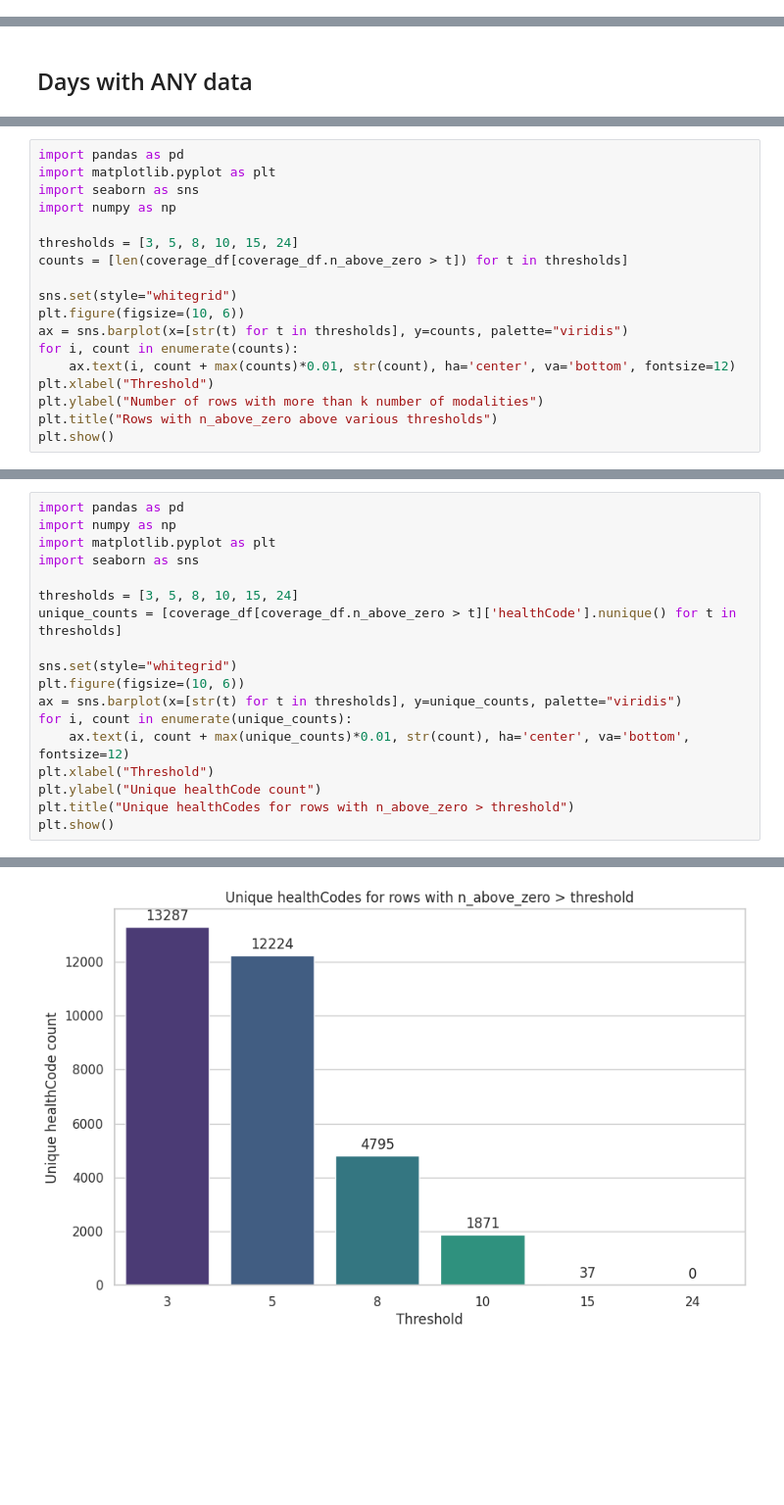
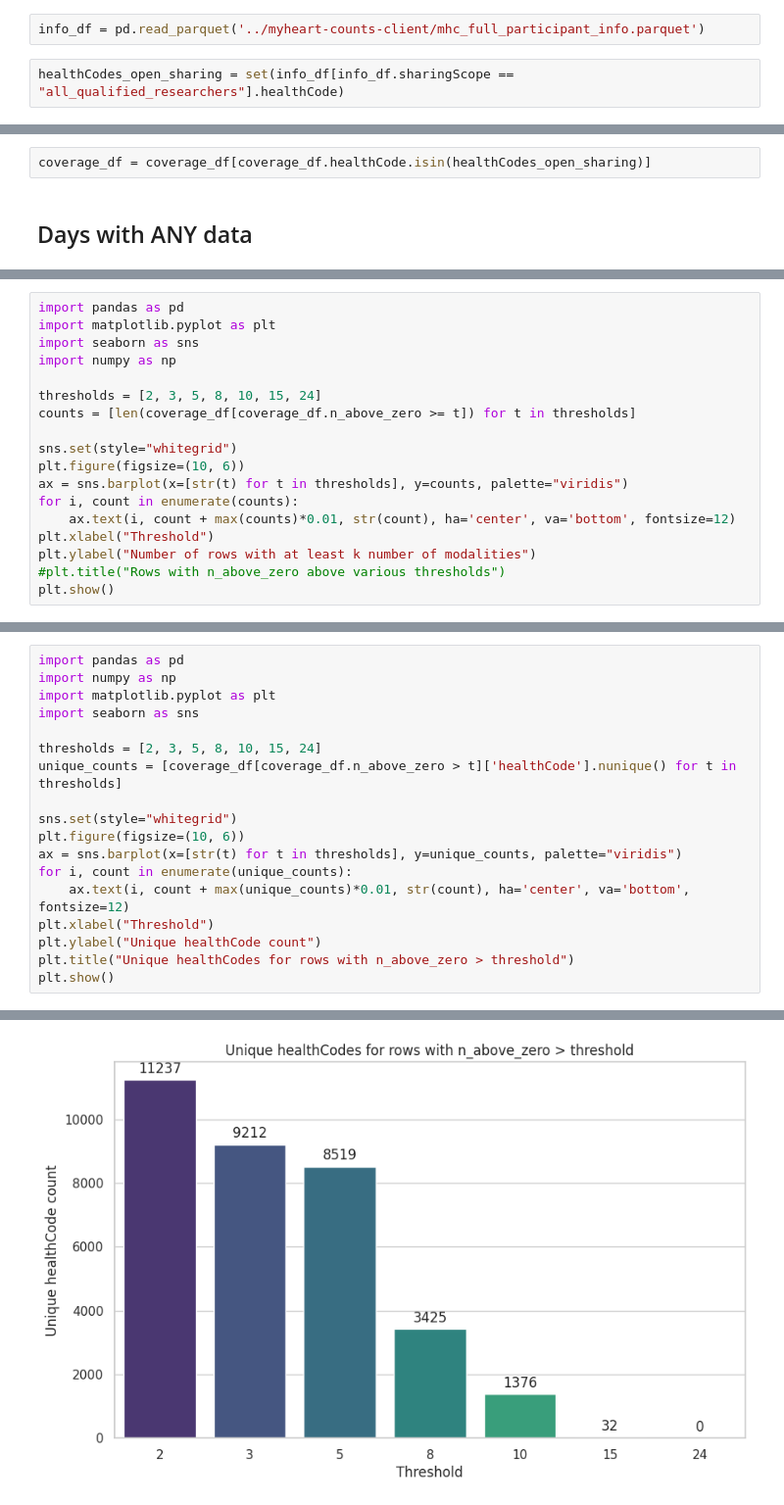
Before and after one commit to NarayanSchuetz/MHC_Dataset, a Jupyter notebook: metadata_analysis.ipynb, the cells around one changed output, grey strips where cells are left out. Shown: that part at 98% size. Saved outputs shown, nothing was run; the diff lists cells and outputs as text; blank space fills up the shorter version.

```diff
--- a/metadata_analysis.ipynb
+++ b/metadata_analysis.ipynb
@@ -63,0 +82,4 @@ import pickle
+# %%
+info_df = pd.read_parquet('../myheart-counts-client/mhc_full_participant_info.parquet')
+# %%
+healthCodes_open_sharing = set(info_df[info_df.sharingScope == "all_qualified_researchers"].healthCode)
@@ -66,3 +111,5 @@ coverage_df = pd.DataFrame(daily_stats)
+# %%
+coverage_df = coverage_df[coverage_df.healthCode.isin(healthCodes_open_sharing)]
 # %% [markdown]
 ## Days with ANY data
 # %%
@@ -75,8 +122,8 @@ import matplotlib.pyplot as plt
 import seaborn as sns
 import numpy as np
 
-thresholds = [3, 5, 8, 10, 15, 24]
-counts = [len(coverage_df[coverage_df.n_above_zero > t]) for t in thresholds]
+thresholds = [2, 3, 5, 8, 10, 15, 24]
+counts = [len(coverage_df[coverage_df.n_above_zero >= t]) for t in thresholds]
 
 sns.set(style="whitegrid")
 plt.figure(figsize=(10, 6))
@@ -84,8 +131,8 @@ ax = sns.barplot(x=[str(t) for t in thresholds], y=counts, palette="viridis")
 for i, count in enumerate(counts):
     ax.text(i, count + max(counts)*0.01, str(count), ha='center', va='bottom', fontsize=12)
 plt.xlabel("Threshold")
-plt.ylabel("Number of rows with more than k number of modalities")
-plt.title("Rows with n_above_zero above various thresholds")
+plt.ylabel("Number of rows with at least k number of modalities")
+#plt.title("Rows with n_above_zero above various thresholds")
 plt.show()
 # %% [output]
 Passing `palette` without assigning `hue` is deprecated and will be removed in v0.14.0. Assign the `x` variable to `hue` and set `legend=False` for the same effect.
@@ -95,23 +142,23 @@ Passing `palette` without assigning `hue` is deprecated and will be removed in v
 # %%
 import pandas as pd
 import numpy as np
 import matplotlib.pyplot as plt
 import seaborn as sns
 
-thresholds = [3, 5, 8, 10, 15, 24]
+thresholds = [2, 3, 5, 8, 10, 15, 24]
 unique_counts = [coverage_df[coverage_df.n_above_zero > t]['healthCode'].nunique() for t in thresholds]
 
 sns.set(style="whitegrid")
 plt.figure(figsize=(10, 6))
 ax = sns.barplot(x=[str(t) for t in thresholds], y=unique_counts, palette="viridis")
 for i, count in enumerate(unique_counts):
     ax.text(i, count + max(unique_counts)*0.01, str(count), ha='center', va='bottom', fontsize=12)
 plt.xlabel("Threshold")
 plt.ylabel("Unique healthCode count")
 plt.title("Unique healthCodes for rows with n_above_zero > threshold")
 plt.show()
 # %% [output]
 Passing `palette` without assigning `hue` is deprecated and will be removed in v0.14.0. Assign the `x` variable to `hue` and set `legend=False` for the same effect.
 
   ax = sns.barplot(x=[str(t) for t in thresholds], y=unique_counts, palette="viridis")
-[figure, old version]
+[figure, new version]
```
Also changed, not shown: parts of 7 cells of this notebook, 3 other files.
